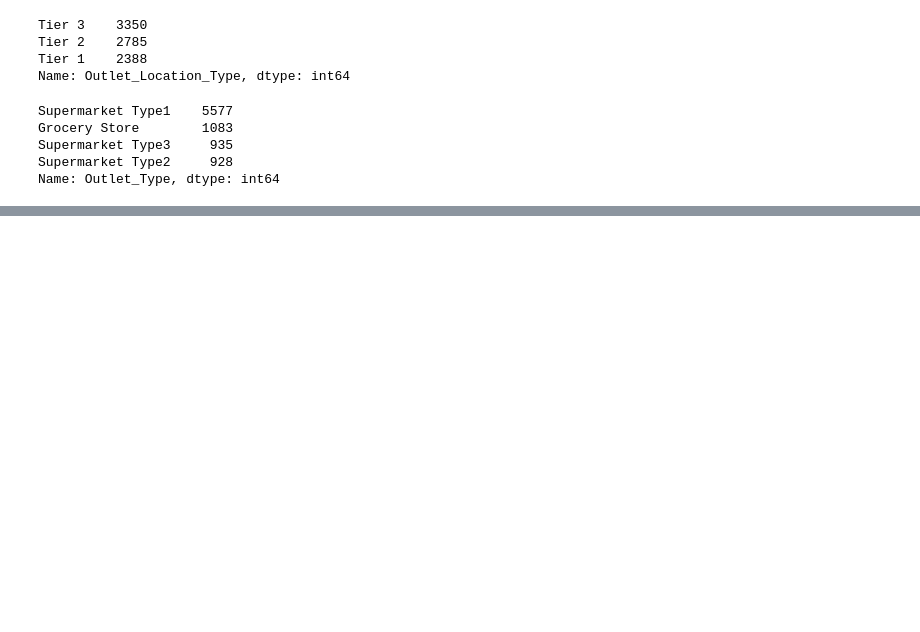
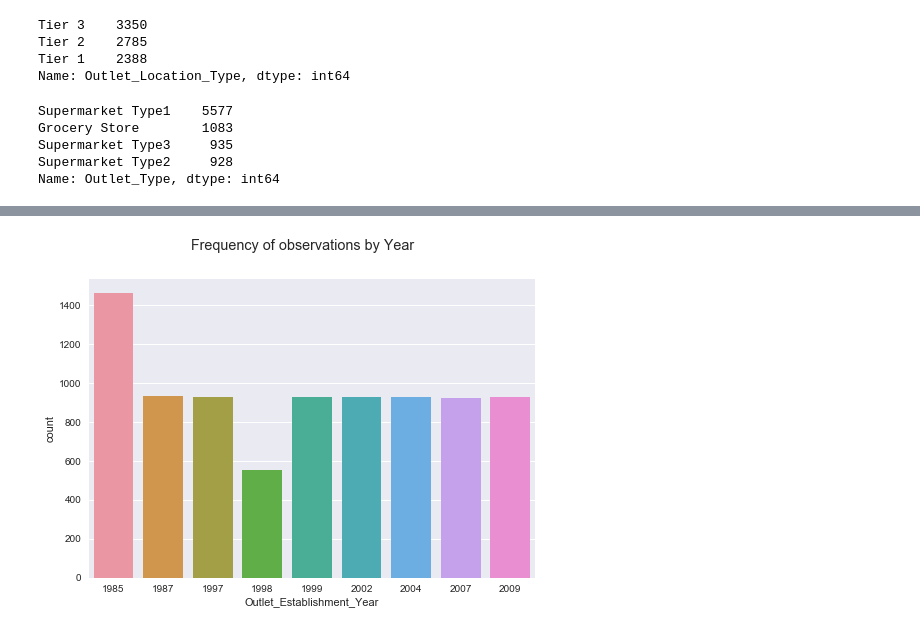
Before and after one commit to MallikarjunNamagiri/Machine-Learning-Practice, a Jupyter notebook: Bigmart/BigmartSales.ipynb, the cells around one changed output, grey strips where cells are left out. Cells and saved outputs as stored; diff of their text form; code cells hidden in the pictures; blank space fills up the shorter version.

```diff
--- a/Bigmart/BigmartSales.ipynb
+++ b/Bigmart/BigmartSales.ipynb
@@ -209,0 +242,6 @@ Name: Outlet_Type, dtype: int64
+# %%
+sns.countplot(x='Outlet_Establishment_Year', data = train_df)
+plt.suptitle('Frequency of observations by Year ')
+plt.show()
+# %% [output]
+[figure, added]
```
Also changed, not shown: parts of 24 cells of this notebook, 1 other file.
